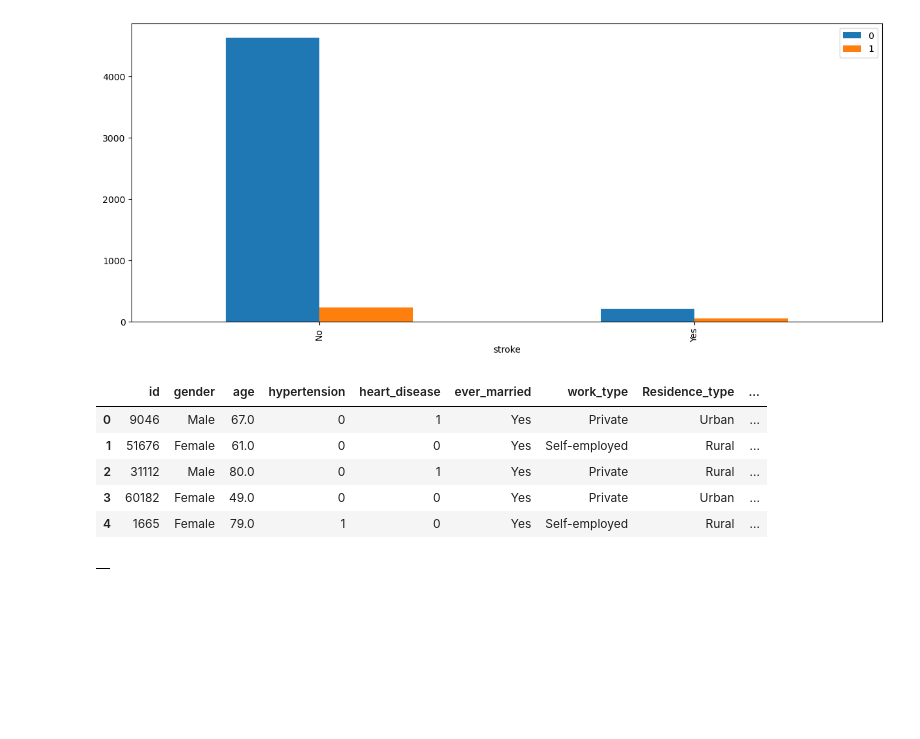
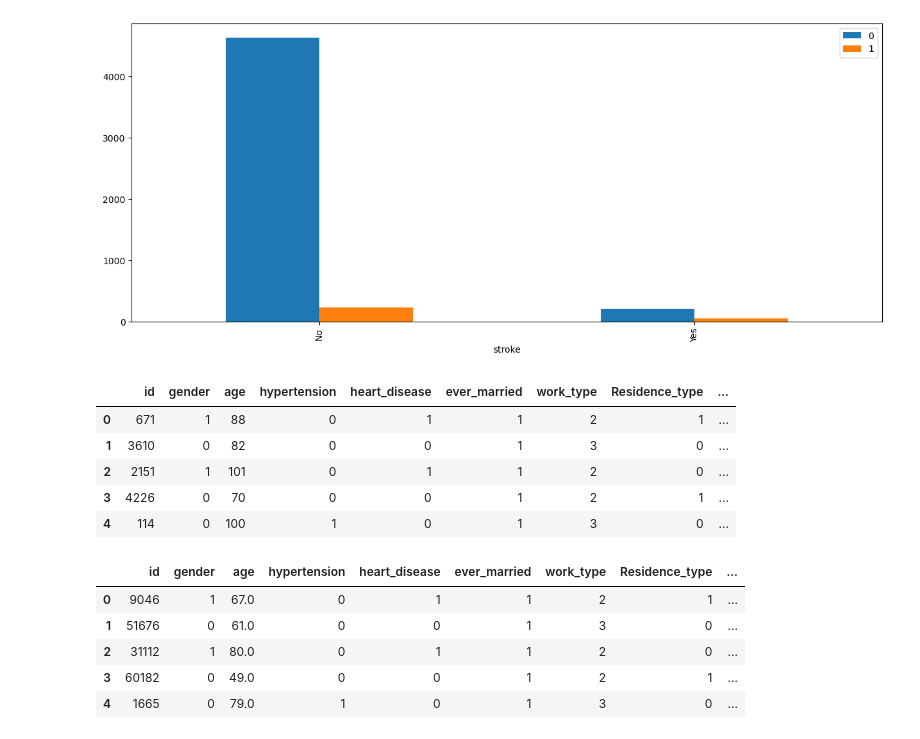
Before and after one commit to VeraLyu2022/iod, a Jupyter notebook: Project1/healthcare_stroke.ipynb, the cells around one changed output. Cells and saved outputs as stored; diff of their text form; code cells hidden in the pictures; blank space fills up the shorter version.

```diff
--- a/Project1/healthcare_stroke.ipynb
+++ b/Project1/healthcare_stroke.ipynb
@@ -243,4 +274,6 @@ Senior Adults         31.670699
 Elderly               29.415118
 Name: bmi, dtype: float64
 # %%
-data['bmi'] = data['bmi'].fillna(data.groupby('age_group')['bmi'].transform('mean'))
+data_clean = data.copy()
+data_clean['bmi'] = data['bmi'].fillna(data.groupby('age_group')['bmi'].transform('mean').round(1))
+data_clean.head()
@@ -322,23 +371,32 @@ bar_charts(data, 'heart_disease')
 # %% [output]
 [figure]
 # %%
-data.head()
+data_clean.head()
 # %% [output]
 |  | id | gender | age | hypertension | heart_disease | ever_married | work_type | Residence_type | ... |
-| 0 | 9046 | Male | 67.0 | 0 | 1 | Yes | Private | Urban | ... |
-| 1 | 51676 | Female | 61.0 | 0 | 0 | Yes | Self-employed | Rural | ... |
-| 2 | 31112 | Male | 80.0 | 0 | 1 | Yes | Private | Rural | ... |
-| 3 | 60182 | Female | 49.0 | 0 | 0 | Yes | Private | Urban | ... |
-| 4 | 1665 | Female | 79.0 | 1 | 0 | Yes | Self-employed | Rural | ... |
+| 0 | 671 | 1 | 88 | 0 | 1 | 1 | 2 | 1 | ... |
+| 1 | 3610 | 0 | 82 | 0 | 0 | 1 | 3 | 0 | ... |
+| 2 | 2151 | 1 | 101 | 0 | 1 | 1 | 2 | 0 | ... |
+| 3 | 4226 | 0 | 70 | 0 | 0 | 1 | 2 | 1 | ... |
+| 4 | 114 | 0 | 100 | 1 | 0 | 1 | 3 | 0 | ... |
 # %%
 from sklearn.preprocessing import LabelEncoder
 
-def feature_label(df):
-    label_encoder = LabelEncoder()
-    for column in df.columns:
-        df[column] = label_encoder.fit_transform(df[column])
-    return df
+data_encoded = data_clean.copy()
 
-feature_label(data)
+label_encoder = LabelEncoder()
+columns = ['gender', 'ever_married', 'work_type', 'Residence_type', 'smoking_status', 'age_group']
+
+for column in columns:
+    data_encoded[column] = label_encoder.fit_transform(data_clean[column])
+
+
+
+data_encoded.head()
 # %% [output]
-|  |
+|  | id | gender | age | hypertension | heart_disease | ever_married | work_type | Residence_type | ... |
+| 0 | 9046 | 1 | 67.0 | 0 | 1 | 1 | 2 | 1 | ... |
+| 1 | 51676 | 0 | 61.0 | 0 | 0 | 1 | 3 | 0 | ... |
+| 2 | 31112 | 1 | 80.0 | 0 | 1 | 1 | 2 | 0 | ... |
+| 3 | 60182 | 0 | 49.0 | 0 | 0 | 1 | 2 | 1 | ... |
+| 4 | 1665 | 0 | 79.0 | 1 | 0 | 1 | 3 | 0 | ... |
```
Also changed, not shown: parts of 13 cells of this notebook.
